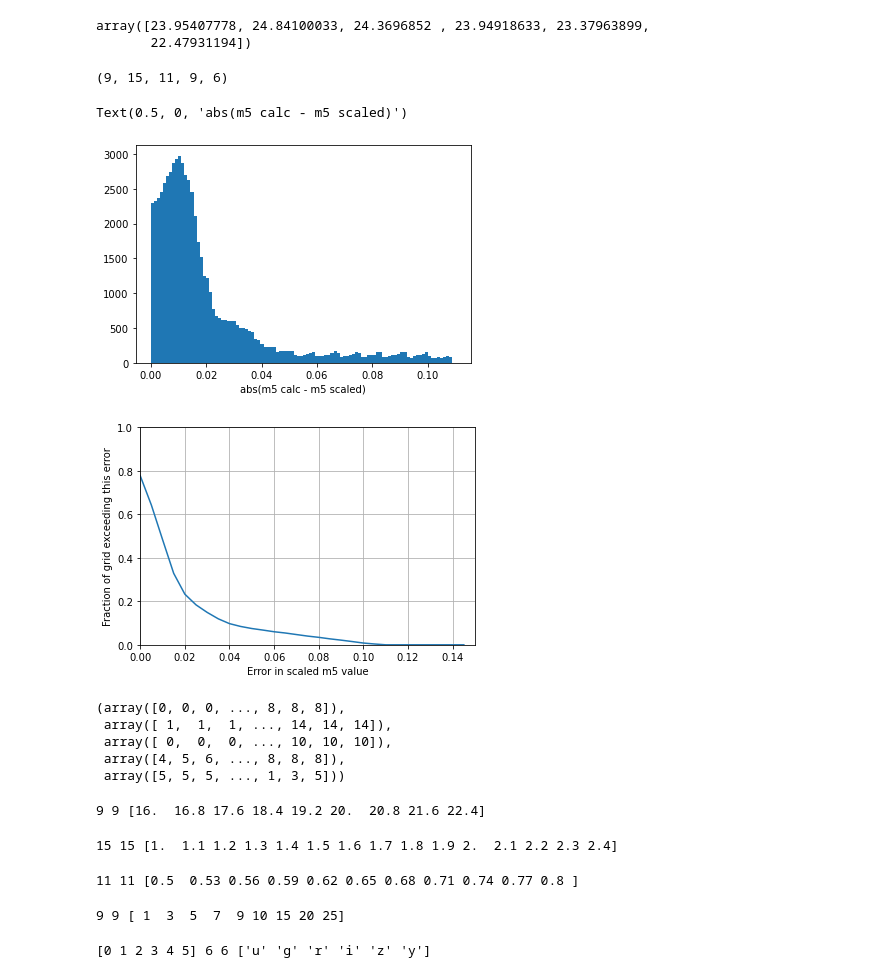
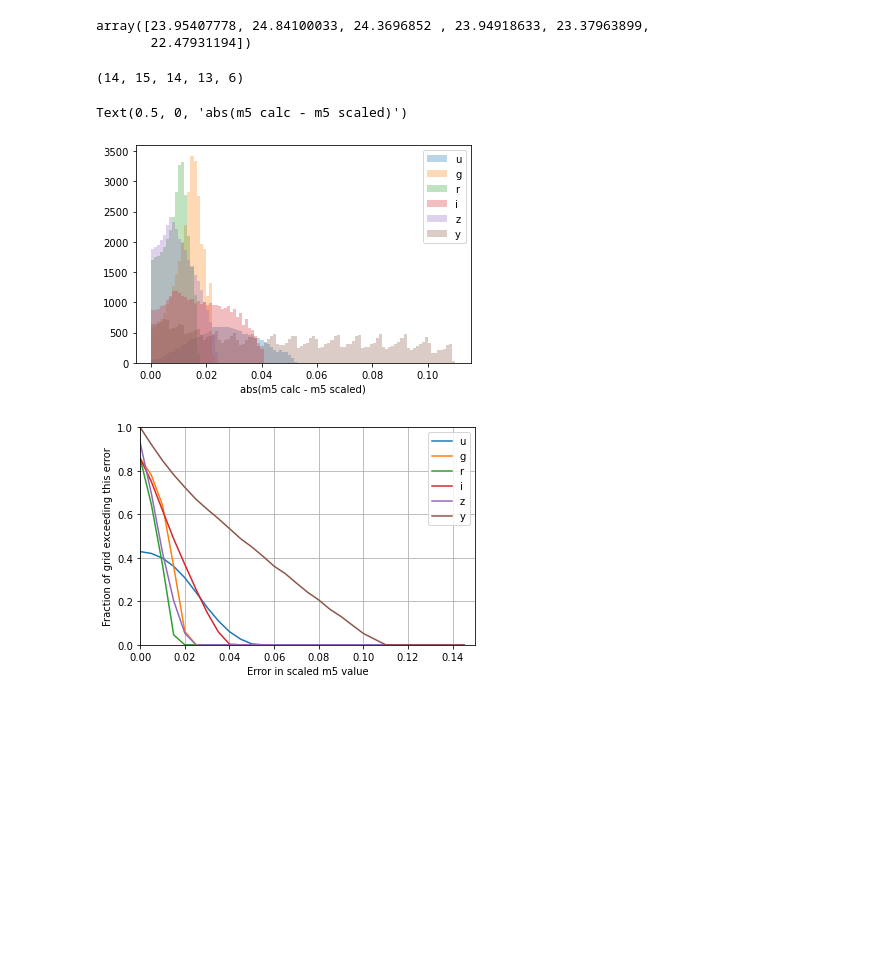
Before and after one commit to rhiannonlynne/notebooks, a Jupyter notebook: m5_approx check.ipynb, the cells around one changed output. Saved outputs shown, nothing was run; the diff lists cells and outputs as text; code cells hidden in the pictures; blank space fills up the shorter version.

```diff
--- a/m5_approx check.ipynb
+++ b/m5_approx check.ipynb
@@ -23,9 +23,9 @@ def calcM5(hardware, system, skysed, skymags, fwhmEff, photParams):
 # %%
 # Set up grid
 X_range = np.arange(1, 2.5, .1)
-texp_range = np.concatenate([np.arange(1, 10, 2), np.arange(10, 30, 5)])
-sky_range = np.arange(16, 23, .8)
-fwhm500_range = np.arange(0.5, 0.8, .03)
+texp_range = np.concatenate([np.arange(1, 10, 2), np.arange(10, 50, 5)])
+sky_range = np.arange(16, 23, .5)
+fwhm500_range = np.arange(0.5, 0.9, .03)
 
 len(X_range), len(texp_range), len(sky_range), len(fwhm500_range), len(X_range)*len(texp_range)*len(sky_range)*len(fwhm500_range)
 # %% [output]
@@ -157,62 +158,30 @@ for i, sky in enumerate(sky_range):
 diff = np.abs(m5_calc - m5_scale)
 diff.shape
 # %% [output]
-(9, 15, 11, 9, 6)
+(14, 15, 14, 13, 6)
 # %%
 diff[~skymask] = -999
 # %%
-n,b, p = plt.hist(diff.flatten(), bins=100, range=[0, .11])
+flist = np.arange(0, len(filterlist))
+for fi, f in zip(flist, filterlist):
+    n,b, p = plt.hist(diff[:,:,:,:,fi].flatten(), bins=100, range=[0, .11], alpha=0.3, label=f)
+plt.legend()
 plt.xlabel("abs(m5 calc - m5 scaled)")
 # %% [output]
 Text(0.5, 0, 'abs(m5 calc - m5 scaled)')
-[figure, old version]
+[figure, new version]
 # %%
 thresholds = np.arange(0.0, 0.15, .005)
-y = np.zeros(len(thresholds))
-for i, thresh in enumerate(thresholds):
-    y[i] = len(np.where(diff> thresh)[0]) / len(diff.flatten())
-plt.plot(thresholds, y)
+for fi, f in zip(flist, filterlist):
+    y = np.zeros(len(thresholds))
+    for i, thresh in enumerate(thresholds):
+        y[i] = len(np.where(diff[:,:,:,:,fi]> thresh)[0]) / len(diff[:,:,:,:,fi].flatten())
+    plt.plot(thresholds, y, label=f)
+plt.legend()
 plt.ylim(0, 1)
 plt.xlim(0, 0.15)
 plt.xlabel('Error in scaled m5 value')
 plt.ylabel('Fraction of grid exceeding this error')
 plt.grid()
 # %% [output]
-[figure, old version]
+[figure, new version]
-# %%
-diff[~skymask] = 0
-
-idx = np.where(diff >= 0.01)
-idx
-# %% [output]
-(array([0, 0, 0, ..., 8, 8, 8]),
- array([ 1,  1,  1, ..., 14, 14, 14]),
- array([ 0,  0,  0, ..., 10, 10, 10]),
- array([4, 5, 6, ..., 8, 8, 8]),
- array([5, 5, 5, ..., 1, 3, 5]))
-# %%
-skyidx = np.unique(idx[0])
-print(len(skyidx), len(sky_range), sky_range[skyidx])
-# %% [output]
-9 9 [16.  16.8 17.6 18.4 19.2 20.  20.8 21.6 22.4]
-# %%
-xidx = np.unique(idx[1])
-print(len(xidx), len(X_range), X_range[xidx])
-# %% [output]
-15 15 [1.  1.1 1.2 1.3 1.4 1.5 1.6 1.7 1.8 1.9 2.  2.1 2.2 2.3 2.4]
-# %%
-fwindx = np.unique(idx[2])
-print(len(fwindx), len(fwhm500_range), fwhm500_range[fwindx])
-# %% [output]
-11 11 [0.5  0.53 0.56 0.59 0.62 0.65 0.68 0.71 0.74 0.77 0.8 ]
-# %%
-tidx = np.unique(idx[3])
-print(len(tidx), len(texp_range), texp_range[tidx])
-# %% [output]
-9 9 [ 1  3  5  7  9 10 15 20 25]
-# %%
-findx = np.unique(idx[4])
-flist = np.arange(0, len(filterlist), 1)
-print(findx, len(findx), len(filterlist), np.array(filterlist)[findx])
-# %% [output]
-[0 1 2 3 4 5] 6 6 ['u' 'g' 'r' 'i' 'z' 'y']
```
Also changed, not shown: parts of 17 cells of this notebook.
